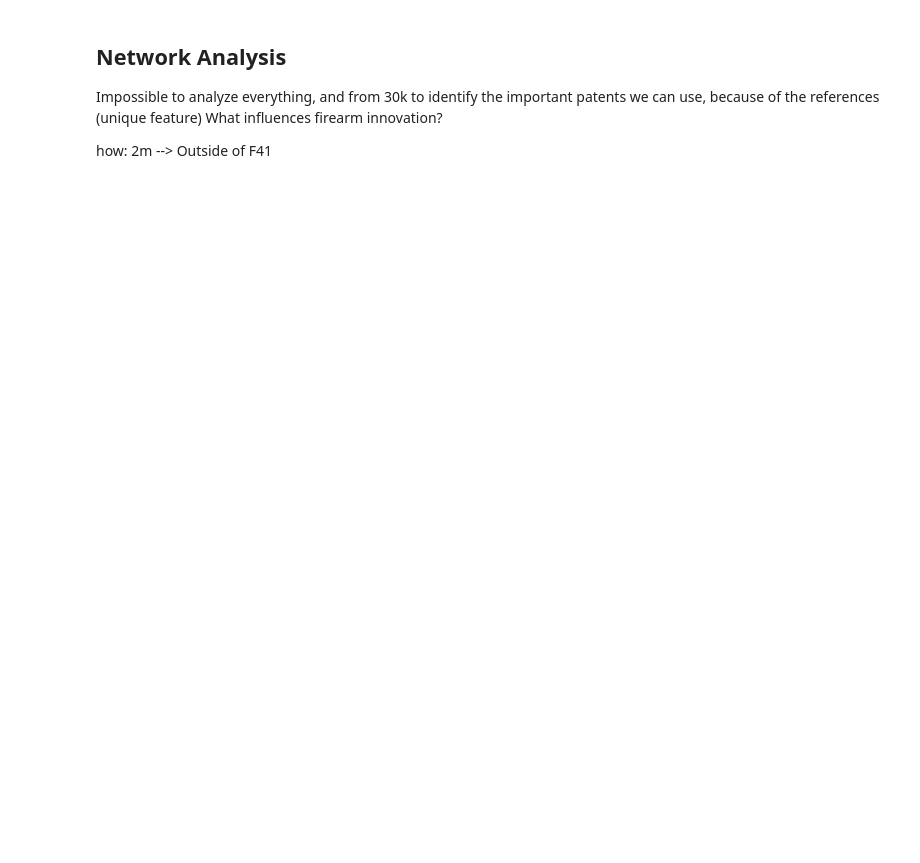
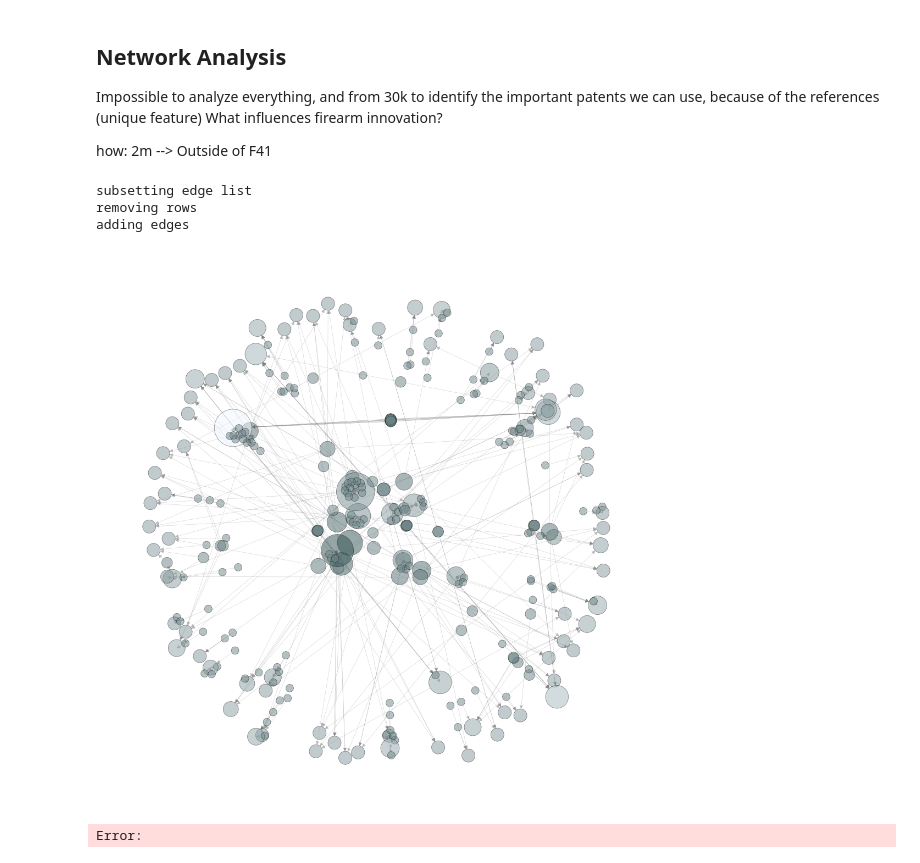
Before and after one commit to PattonYin/GunSafety_pkg, a Jupyter notebook: notebooks/analysis.ipynb, the cells around one changed output. Drawn from its saved outputs; the diff is of its cells as text; code cells hidden in the pictures; blank space fills up the shorter version.

```diff
--- a/notebooks/analysis.ipynb
+++ b/notebooks/analysis.ipynb
@@ -109,6 +97,19 @@ What influences firearm innovation?
 
 how: 2m --> Outside of F41
 # %%
-safety_df = pd.read_csv("data/processed/fck2.csv")
-safety_df = safety_df[(safety_df['safe'] > 0) | (safety_df['security'] > 0) | (safety_df['secure'] > 0) | (safety_df['safety'] > 0)]
-ids = safety_df['guid'].values.tolist()
+# safety_df = pd.read_csv("../data/processed/fck2.csv")
+# safety_df = safety_df[(safety_df['safe'] > 5) | (safety_df['security'] > 5) | (safety_df['secure'] > 0) | (safety_df['safety'] > 0)]
+
+# ids = safety_df['guid'].values.tolist()
+
+with open('../config.json') as f:
+    ids = json.load(f)['network_id_02']
+
+PLOT = network_plot()
+PLOT.plot_network(ids)
+# %% [output]
+subsetting edge list
+removing rows
+adding edges
+[figure, added]
+Error:
```
Also changed, not shown: parts of 4 cells of this notebook, 2 other files.
